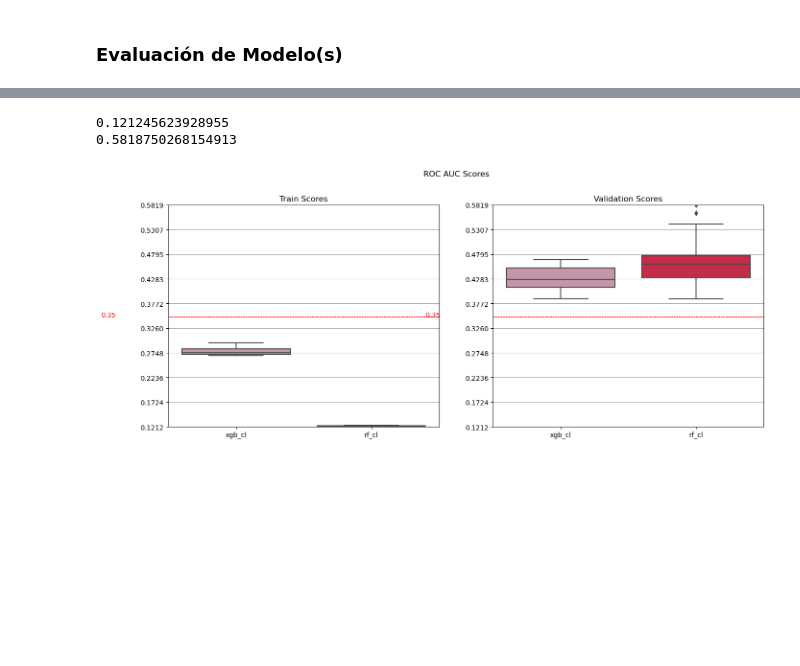
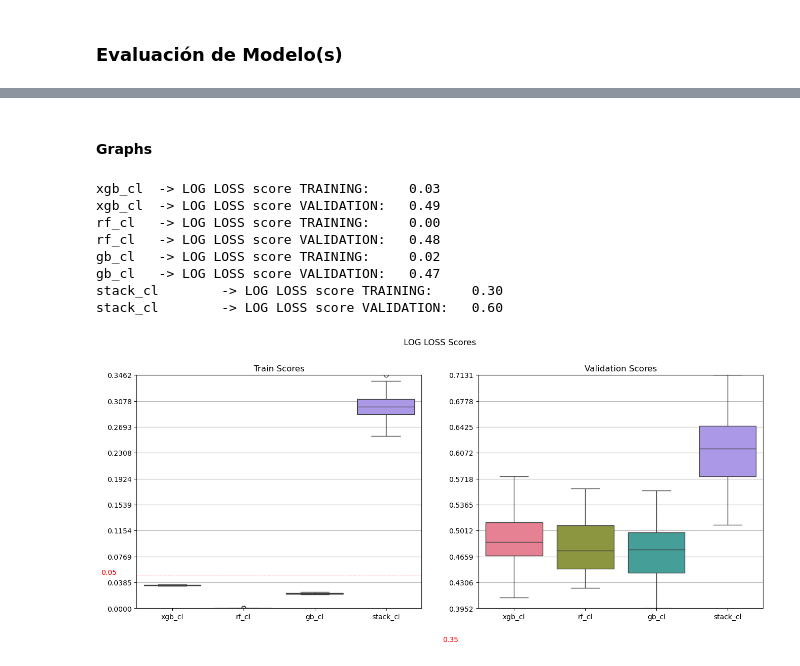
Before and after one commit to kokeitor/Multi-ClassPredictionCirrhosis, a Jupyter notebook: joseba.ipynb, the cells around one changed output, grey strips where cells are left out. Cells and saved outputs as stored; diff of their text form; code cells hidden in the pictures; blank space fills up the shorter version.

Commit message:
Grid Search, Random Search, Stacking

```diff
--- a/joseba.ipynb
+++ b/joseba.ipynb
@@ -859,0 +1026,18 @@ models, train_scores, val_scores = validate_models(models=models,
+# %%
+if joblib_models is None and joblib_train_scores is None and joblib_val_scores is None:
+    # Validate all models and store model, training scores and validation scores
+    models, train_scores, val_scores = validate_models(models=models,
+                                                    data=df_train_final,
+                                                    label=LABEL,
+                                                    n_splits=10,
+                                                    n_repeats=3)
+
+    # Save models, train_scores & val_scores locally
+    joblib.dump(models, 'models.joblib')
+    joblib.dump(train_scores, 'train_scores.joblib')
+    joblib.dump(val_scores, 'val_scores.joblib')
+# %%
+if joblib_models is not None and joblib_val_scores is not None and joblib_train_scores is not None:
+    models = joblib_models
+    val_scores = joblib_val_scores
+    train_scores = joblib_train_scores
@@ -869,39 +1066,59 @@ Mean ROC AUC validating:0.448
+# %% [markdown]
+#### Graphs
+# %%
+# mean LOG LOSS score for each classifier
+for column in train_scores.columns:
+    print(f"{column}\t-> LOG LOSS score TRAINING:\t{np.mean(train_scores[column]):.2f}")
+    print(f"{column}\t-> LOG LOSS score VALIDATION:\t{np.mean(val_scores[column]):.2f}")
+# %% [output]
+xgb_cl  -> LOG LOSS score TRAINING:     0.03
+xgb_cl  -> LOG LOSS score VALIDATION:   0.49
+rf_cl   -> LOG LOSS score TRAINING:     0.00
+rf_cl   -> LOG LOSS score VALIDATION:   0.48
+gb_cl   -> LOG LOSS score TRAINING:     0.02
+gb_cl   -> LOG LOSS score VALIDATION:   0.47
+stack_cl        -> LOG LOSS score TRAINING:     0.30
+stack_cl        -> LOG LOSS score VALIDATION:   0.60
 # %%
 fig, axes = plt.subplots(1, 2, figsize=(16, 6))
 
 eps = .05
-hl = .35
-min_score = train_scores.min().min()
-print(min_score)
-max_score = val_scores.max().max()
-print(max_score)
-def calculate_ticks(min_score, max_score, num_ticks=10):
+hl_train = .05
+hl_val = .35
+min_score_train = train_scores.min().min()
+max_score_train = train_scores.max().max()
+max_score_val = val_scores.max().max()
+min_score_val = val_scores.min().min()
+def calculate_ticks_train(min_score, max_score, num_ticks=10):
     return np.linspace(min_score, max_score, num_ticks)
 
-ticks = calculate_ticks(min_score, max_score)
+def calculate_ticks_val(min_score, max_score, num_ticks=10):
+    return np.linspace(min_score, max_score, num_ticks)
+
+ticks_train = calculate_ticks_train(min_score_train, max_score_train)
+ticks_val = calculate_ticks_val(min_score_val, max_score_val)
+
 
 _ = sns.boxplot(train_scores, ax=axes[0])
 _ = axes[0].set_title('Train Scores')
-_ = axes[0].set_ylim(min_score, max_score)
-_ = axes[0].set_yticks(ticks)
+_ = axes[0].set_ylim(min_score_train, max_score_train)
+_ = axes[0].set_yticks(ticks_train)
 _ = axes[0].yaxis.grid(True)
-_ = axes[0].axhline(y=hl, color='r', linestyle='--', lw=.7)
-_ = axes[0].text(-1, hl, f"{hl}", c="red")
+_ = axes[0].axhline(y=hl_train, color='r', linestyle='--', lw=.7)
+_ = axes[0].text(-1, hl_train, f"{hl_train}", c="red")
 
 _ = sns.boxplot(val_scores, ax=axes[1])
 _ = axes[1].set_title('Validation Scores')
-_ = axes[1].set_ylim(min_score, max_score)
-_ = axes[1].set_yticks(ticks)
+_ = axes[1].set_ylim(min_score_val, max_score_val)
+_ = axes[1].set_yticks(ticks_val)
 _ = axes[1].yaxis.grid(True)
-_ = axes[1].axhline(y=hl, color='r', linestyle='--', lw=.7)
-_ = axes[1].text(-1, hl, f"{hl}", c="red")
+_ = axes[1].axhline(y=hl_val, color='r', linestyle='--', lw=.7)
+_ = axes[1].text(-1, hl_val, f"{hl_val}", c="red")
 
-fig.suptitle("ROC AUC Scores", y=1)  # Add a common title above the subplots
+fig.suptitle("LOG LOSS Scores", y=1)  # Add a common title above the subplots
 plt.show()
 # %% [output]
-0.121245623928955
-0.5818750268154913
-[figure, old version]
+[figure, new version]
 # %%
 # Assuming `train_scores` and `val_scores` are DataFrames with scores for each model
 
```
Also changed, not shown: parts of 55 cells of this notebook, 7 other files.
